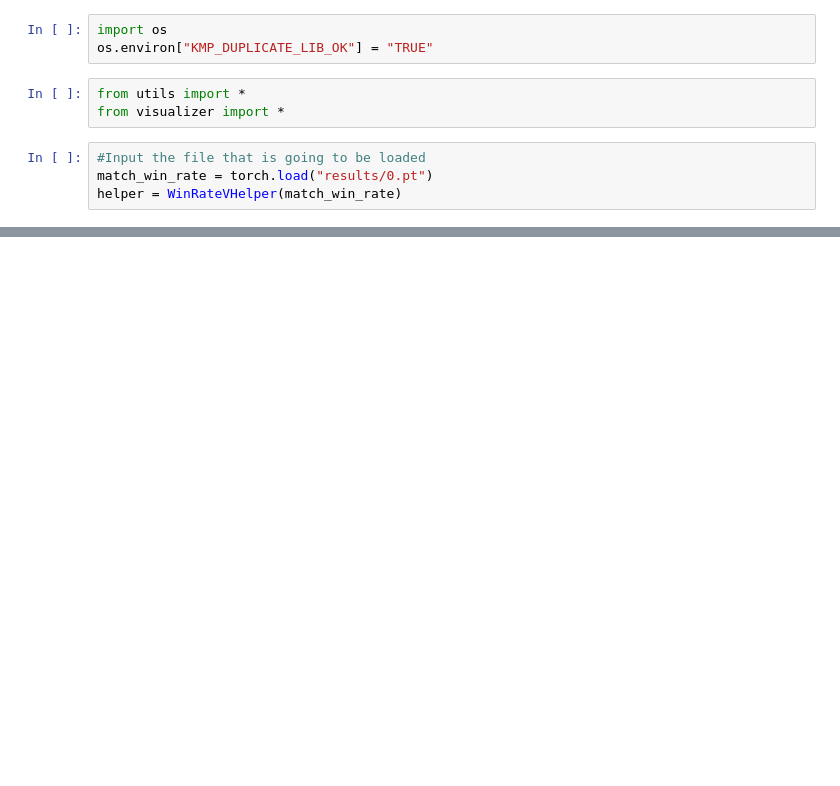
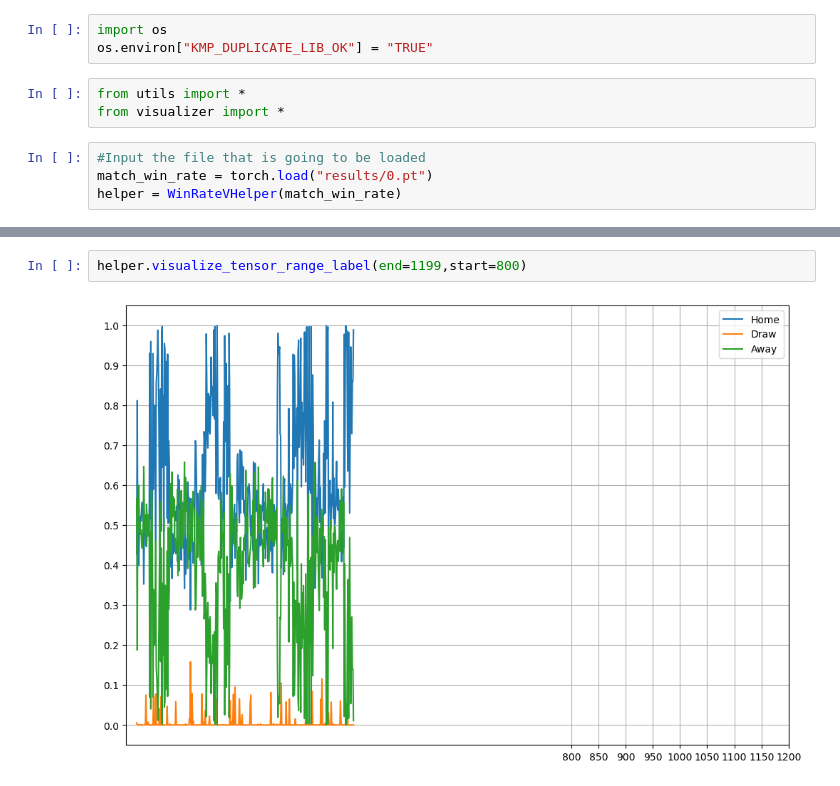
Before and after one commit to Lu-Zetian/gnn-for-goal-prediction, a Jupyter notebook: visualize.ipynb, the cells around one changed output, grey strips where cells are left out. Saved outputs shown, nothing was run; the diff lists cells and outputs as text; blank space fills up the shorter version.

```diff
--- a/visualize.ipynb
+++ b/visualize.ipynb
@@ -18,0 +23,4 @@ helper.visualize_tensor_range_label(end=299,start=0)
+# %%
+helper.visualize_tensor_range_label(end=1199,start=800)
+# %% [output]
+[figure, added]
```
Also changed, not shown: parts of 19 cells of this notebook, 1 other file.
